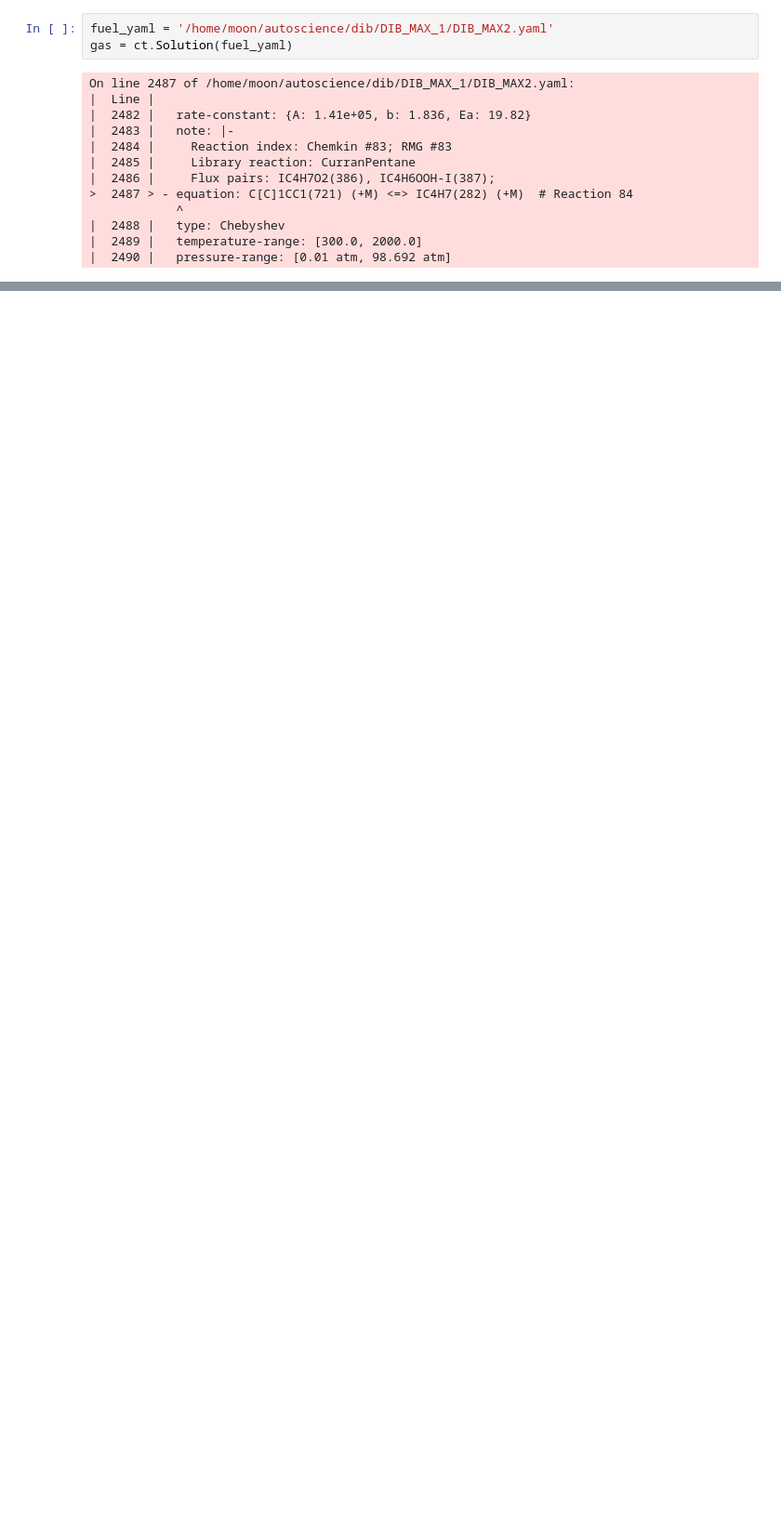
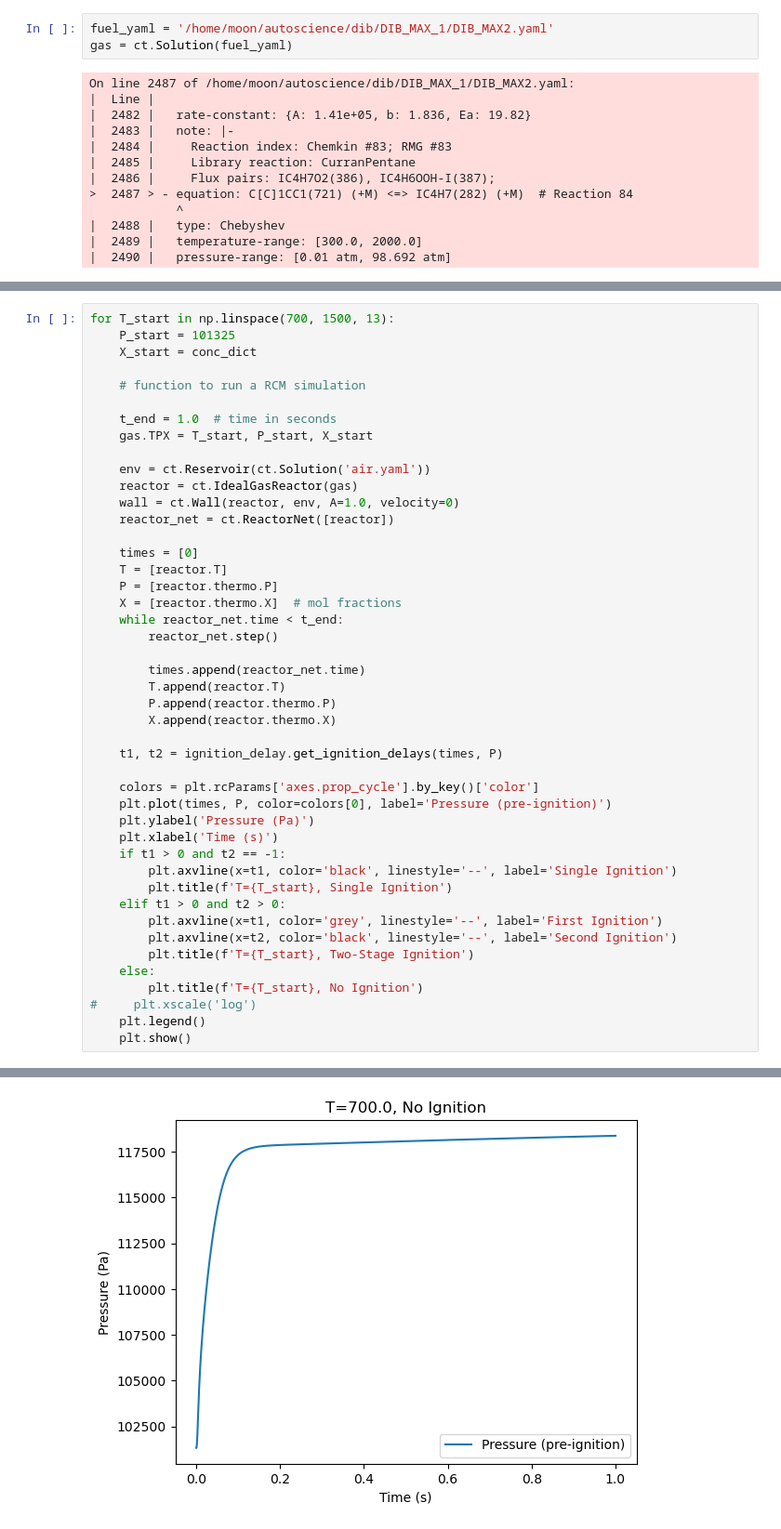
Before and after one commit to comocheng/autoscience_workflow, a Jupyter notebook: plotting/plot_individual_ignitions.ipynb, the cells around one changed output, grey strips where cells are left out. Shown at 93% size. Drawn from its saved outputs; the diff is of its cells as text; blank space fills up the shorter version.

Commit message:
add 2-stage ignition detection plotting

```diff
--- a/plotting/plot_individual_ignitions.ipynb
+++ b/plotting/plot_individual_ignitions.ipynb
@@ -63,0 +61,46 @@ concentrations = [conc_dict for i in range(len(ref_table))]
+# %%
+for T_start in np.linspace(700, 1500, 13):
+    P_start = 101325
+    X_start = conc_dict
+
+    # function to run a RCM simulation
+
+    t_end = 1.0  # time in seconds
+    gas.TPX = T_start, P_start, X_start
+
+    env = ct.Reservoir(ct.Solution('air.yaml'))
+    reactor = ct.IdealGasReactor(gas)
+    wall = ct.Wall(reactor, env, A=1.0, velocity=0)
+    reactor_net = ct.ReactorNet([reactor])
+
+    times = [0]
+    T = [reactor.T]
+    P = [reactor.thermo.P]
+    X = [reactor.thermo.X]  # mol fractions
+    while reactor_net.time < t_end:
+        reactor_net.step()
+
+        times.append(reactor_net.time)
+        T.append(reactor.T)
+        P.append(reactor.thermo.P)
+        X.append(reactor.thermo.X)
+
+    t1, t2 = ignition_delay.get_ignition_delays(times, P)
+
+    colors = plt.rcParams['axes.prop_cycle'].by_key()['color']
+    plt.plot(times, P, color=colors[0], label='Pressure (pre-ignition)')
+    plt.ylabel('Pressure (Pa)')
+    plt.xlabel('Time (s)')
+    if t1 > 0 and t2 == -1:
+        plt.axvline(x=t1, color='black', linestyle='--', label='Single Ignition')
+        plt.title(f'T={T_start}, Single Ignition')
+    elif t1 > 0 and t2 > 0:
+        plt.axvline(x=t1, color='grey', linestyle='--', label='First Ignition')
+        plt.axvline(x=t2, color='black', linestyle='--', label='Second Ignition')
+        plt.title(f'T={T_start}, Two-Stage Ignition')
+    else:
+        plt.title(f'T={T_start}, No Ignition')
+#     plt.xscale('log')
+    plt.legend()
+    plt.show()
+# %% [output]
@@ -63,0 +108 @@ concentrations = [conc_dict for i in range(len(ref_table))]
+[figure, added]
```
Also changed, not shown: parts of 41 cells of this notebook, 1 other file.
